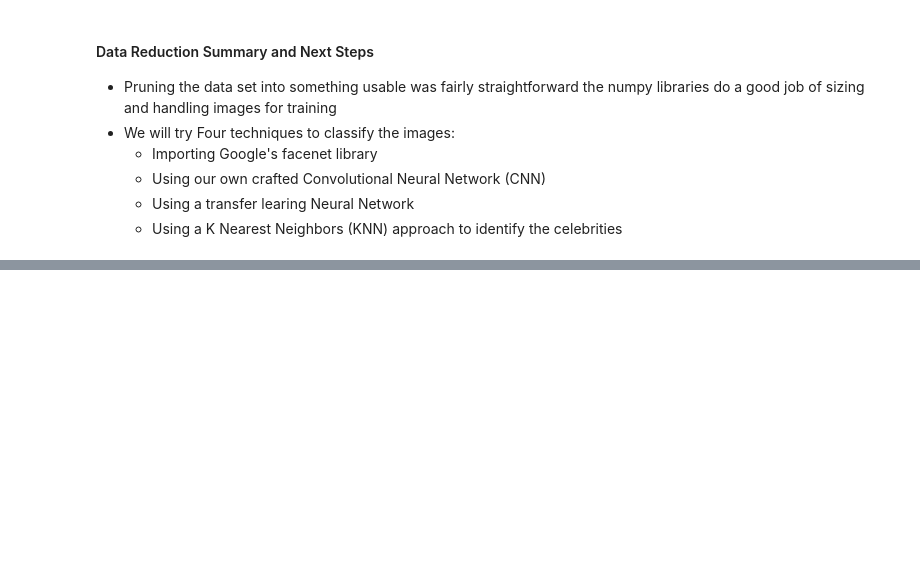
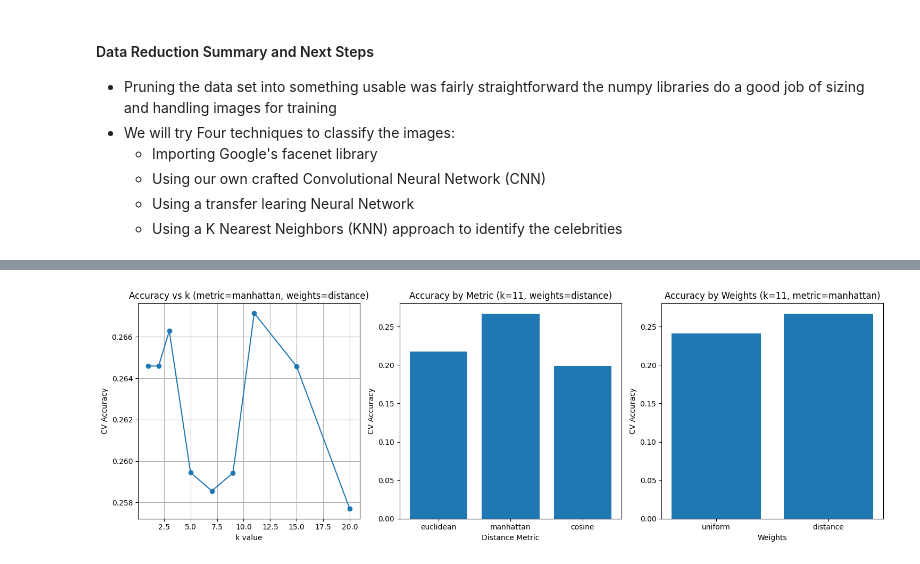
Before and after one commit to Jack-S2005/Capstone, a Jupyter notebook: capstone.ipynb, the cells around one changed output, grey strips where cells are left out. Cells and saved outputs as stored; diff of their text form; code cells hidden in the pictures; blank space fills up the shorter version.

```diff
--- a/capstone.ipynb
+++ b/capstone.ipynb
@@ -1223,0 +1083,91 @@ NameError: name 'test_accuracy' is not defined
+# %%
+
+print("=== KNN Grid Search CV ===")
+
+# Define the parameter grid
+param_grid = {
+    'n_neighbors': [1, 2, 3, 5, 7, 9, 11, 15, 20],
+    'metric': ['euclidean', 'manhattan', 'cosine'],
+    'weights': ['uniform', 'distance']
+}
+
+# Flatten the images
+X_train_flat = X_train.reshape(X_train.shape[0], -1)
+X_test_flat = X_test.reshape(X_test.shape[0], -1)
+
+# Create KNN classifier
+knn = KNeighborsClassifier()
+
+# Perform grid search
+print("Starting grid search...")
+grid_search = GridSearchCV(
+    knn,
+    param_grid,
+    cv=5,
+    scoring='accuracy',
+    n_jobs=-1,  # Use all CPU cores
+    verbose=1
+)
+
+# Fit the grid search
+grid_search.fit(X_train_flat, y_train)
+
+# Print results
+print(f"\nBest parameters: {grid_search.best_params_}")
+print(f"Best cross-validation accuracy: {grid_search.best_score_:.4f}")
+
+# Test on held-out test set
+best_knn = grid_search.best_estimator_
+y_pred_best = best_knn.predict(X_test_flat)
+test_accuracy = accuracy_score(y_test, y_pred_best)
+print(f"Test accuracy with best model: {test_accuracy:.4f}")
+results_df = pd.DataFrame(grid_search.cv_results_)
+
+# Plot results
+plt.figure(figsize=(15, 5))
+
+# Plot 1: Accuracy by k value (best metric/weights)
+plt.subplot(1, 3, 1)
+best_params = grid_search.best_params_
+best_metric = best_params['metric']
+best_weights = best_params['weights']
+
+k_results = results_df[
+    (results_df['param_metric'] == best_metric) &
+    (results_df['param_weights'] == best_weights)
+].sort_values('param_n_neighbors')
+
+plt.plot(k_results['param_n_neighbors'], k_results['mean_test_score'], marker='o')
+plt.xlabel('k value')
+plt.ylabel('CV Accuracy')
+plt.title(f'Accuracy vs k (metric={best_metric}, weights={best_weights})')
+plt.grid(True)
+
+# Plot 2: Accuracy by metric (best k/weights)
+plt.subplot(1, 3, 2)
+best_k = best_params['n_neighbors']
+metric_results = results_df[
+    (results_df['param_n_neighbors'] == best_k) &
+    (results_df['param_weights'] == best_weights)
+]
+
+plt.bar(metric_results['param_metric'], metric_results['mean_test_score'])
+plt.xlabel('Distance Metric')
+plt.ylabel('CV Accuracy')
+plt.title(f'Accuracy by Metric (k={best_k}, weights={best_weights})')
+
+# Plot 3: Accuracy by weights (best k/metric)
+plt.subplot(1, 3, 3)
+weights_results = results_df[
+    (results_df['param_n_neighbors'] == best_k) &
+    (results_df['param_metric'] == best_metric)
+]
+
+plt.bar(weights_results['param_weights'], weights_results['mean_test_score'])
+plt.xlabel('Weights')
+plt.ylabel('CV Accuracy')
+plt.title(f'Accuracy by Weights (k={best_k}, metric={best_metric})')
+
+plt.tight_layout()
+plt.show()
+# %% [output]
@@ -1223,0 +1180 @@ NameError: name 'test_accuracy' is not defined
+[figure, added]
```
Also changed, not shown: parts of 25 cells of this notebook.
